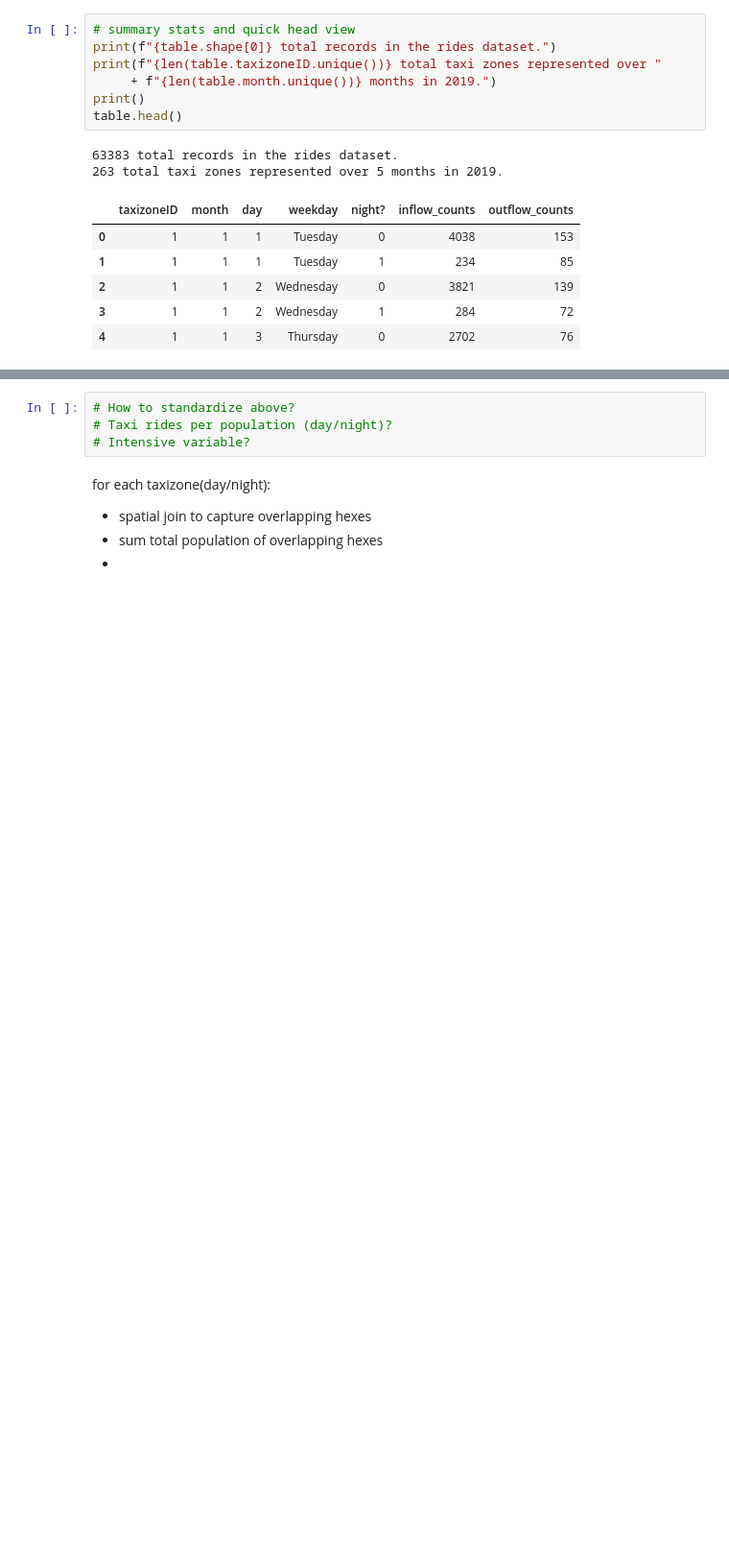
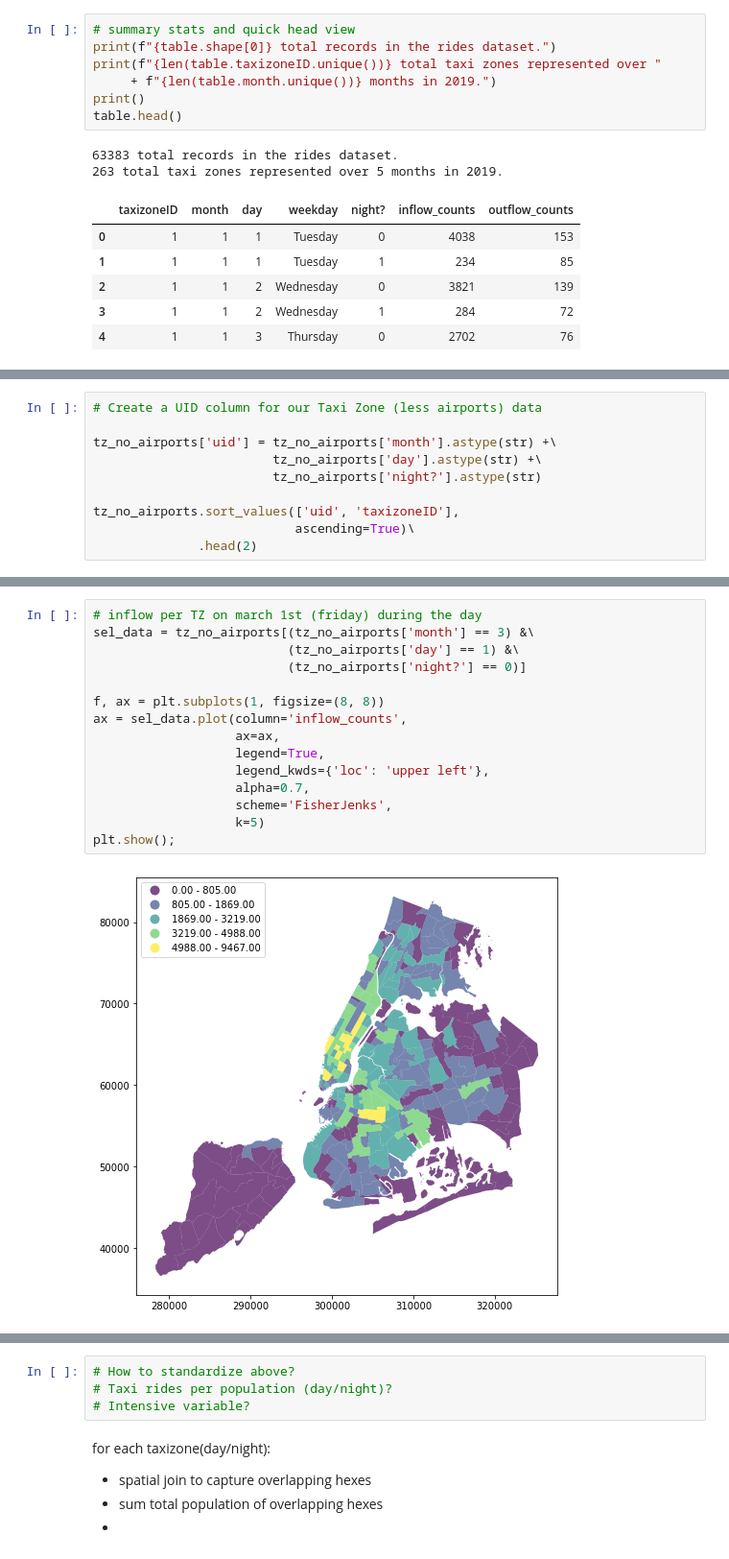
Before and after one commit to nlicalzi/mapping_nighttime_mobility, a Jupyter notebook: notebooks/taxi_zone_disaggregation.ipynb, the cells around one changed output, grey strips where cells are left out. Shown: that part at 96% size. Saved outputs shown, nothing was run; the diff lists cells and outputs as text; blank space fills up the shorter version.

```diff
--- a/notebooks/taxi_zone_disaggregation.ipynb
+++ b/notebooks/taxi_zone_disaggregation.ipynb
@@ -100,0 +96,10 @@ estimates.head()
+# %%
+# Create a UID column for our Taxi Zone (less airports) data
+
+tz_no_airports['uid'] = tz_no_airports['month'].astype(str) +\
+                        tz_no_airports['day'].astype(str) +\
+                        tz_no_airports['night?'].astype(str)
+
+tz_no_airports.sort_values(['uid', 'taxizoneID'],
+                           ascending=True)\
+              .head(2)
@@ -100,0 +154,17 @@ estimates.head()
+# %%
+# inflow per TZ on march 1st (friday) during the day
+sel_data = tz_no_airports[(tz_no_airports['month'] == 3) &\
+                          (tz_no_airports['day'] == 1) &\
+                          (tz_no_airports['night?'] == 0)]
+
+f, ax = plt.subplots(1, figsize=(8, 8))
+ax = sel_data.plot(column='inflow_counts',
+                   ax=ax,
+                   legend=True,
+                   legend_kwds={'loc': 'upper left'},
+                   alpha=0.7,
+                   scheme='FisherJenks',
+                   k=5)
+plt.show();
+# %% [output]
+[figure, added]
```
Also changed, not shown: parts of 17 cells of this notebook.
